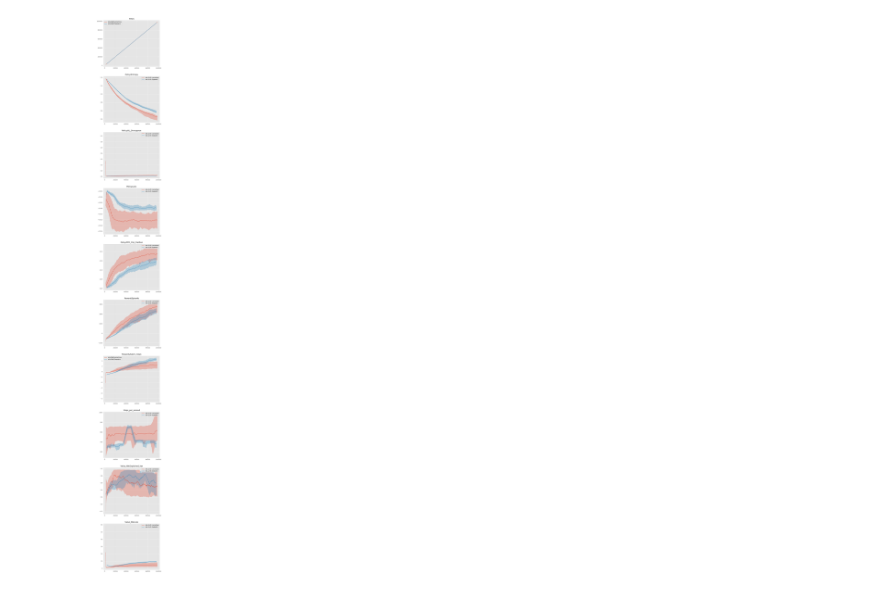
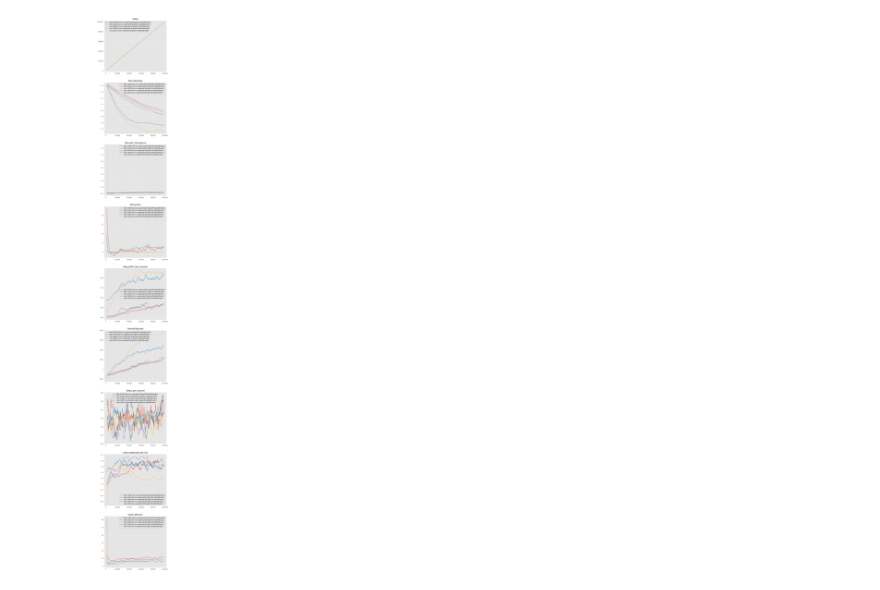
Before and after one commit to lgvaz/reward, a Jupyter notebook: benchmark/HalfCheetah.ipynb, the cells around one changed output. Saved outputs shown, nothing was run; the diff lists cells and outputs as text; code cells hidden in the pictures.

```diff
--- a/benchmark/HalfCheetah.ipynb
+++ b/benchmark/HalfCheetah.ipynb
@@ -1,6 +1,10 @@
 # %%
 from utils import plot_logs
-# %%
-plot_logs(log_dir='../examples/logs/cheetah/', tags=['relu-1e3lr-correctrew', 'relu-1e3lr-5epbatch'])
-# %% [output]
-[figure, removed]
+# %%
+plot_logs(log_dir='./logs/HalfCheetah-v1/', tags=['tanh-0.0003-dna-ns-sr-gamma0.99-gae0.98-spb2048-epb-1',
+                                                     'tanh-0.001-dna-ns-sr-gamma0.99-gae0.95-spb2048-epb-1',
+                                                     'relu-0.0003-na-ns-sr-gamma0.99-gae0.95-spb2048-epb-1',
+                                                     'relu-0.0003-na-ns-sr-gamma0.99-gae0.98-spb2048-epb-1',
+                                                     'relu-0.001-na-ns-sr-gamma0.99-gae0.95-spb2048-epb-1'])
+# %% [output]
+[figure, added]
```
Also changed, not shown: 10 other files.
